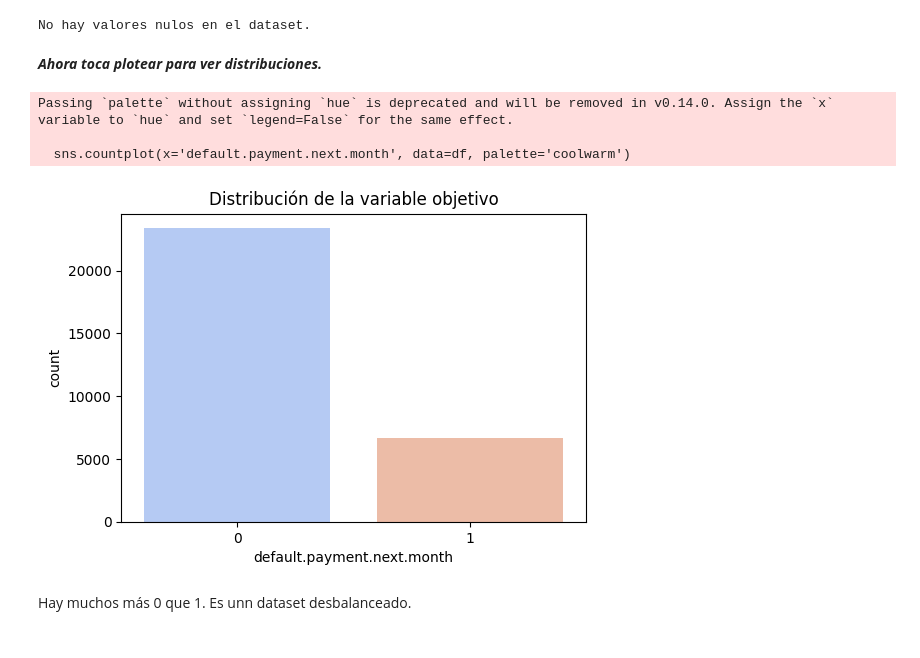
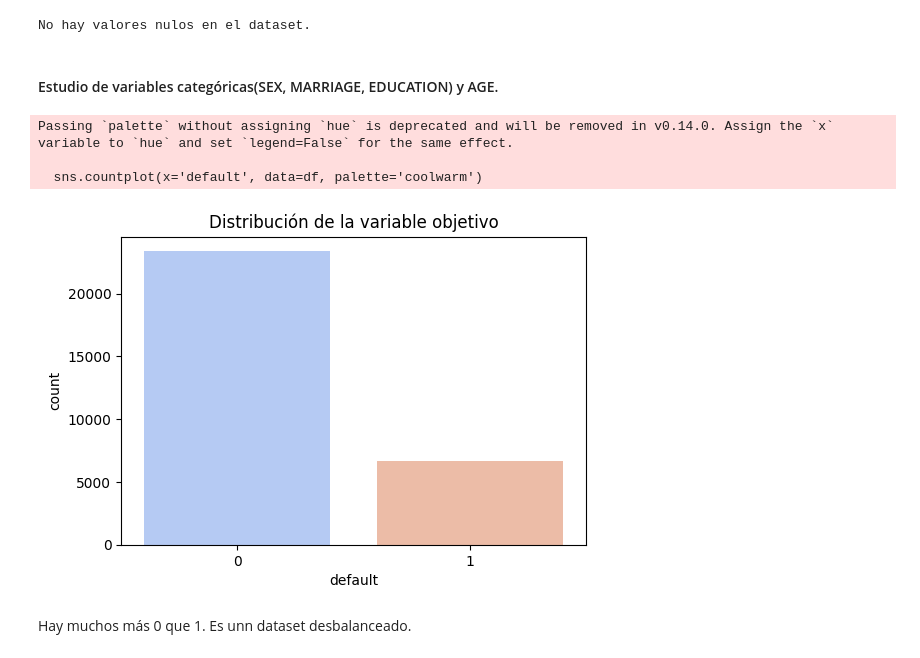
Before and after one commit to hectorvillalba7/credit_default, a Jupyter notebook: assigment2.ipynb, the cells around one changed output. Drawn from its saved outputs; the diff is of its cells as text; code cells hidden in the pictures.

```diff
--- a/assigment2.ipynb
+++ b/assigment2.ipynb
@@ -14,6 +20,7 @@ import seaborn as sns
 ### EDA
 # %%
 df = pd.read_csv('assigment_2/UCI_Credit_Card.csv//UCI_credit_card.csv')
+df.rename(columns={'default.payment.next.month': 'default'}, inplace=True)
 # %% [markdown]
 ***veo que tengo todas las features en formato numérico y ninguna en categórico.***
 # %%
@@ -110,18 +117,18 @@ def missing_values(data):
 missing_values(df)
 # %% [output]
 No hay valores nulos en el dataset.
-# %% [markdown]
-***Ahora toca plotear para ver distribuciones.***
+# %% [markdown]
+#### Estudio de variables categóricas(SEX, MARRIAGE, EDUCATION) y AGE.
 # %%
 #Variable objetivo
 plt.figure(figsize=(6, 4))
-sns.countplot(x='default.payment.next.month', data=df, palette='coolwarm')
+sns.countplot(x='default', data=df, palette='coolwarm')
 plt.title('Distribución de la variable objetivo')
 plt.show()
 # %% [output]
 Passing `palette` without assigning `hue` is deprecated and will be removed in v0.14.0. Assign the `x` variable to `hue` and set `legend=False` for the same effect.
 
-  sns.countplot(x='default.payment.next.month', data=df, palette='coolwarm')
+  sns.countplot(x='default', data=df, palette='coolwarm')
-[figure, old version]
+[figure, new version]
 # %% [markdown]
 Hay muchos más 0 que 1. Es unn dataset desbalanceado.
```
Also changed, not shown: parts of 68 cells of this notebook.
